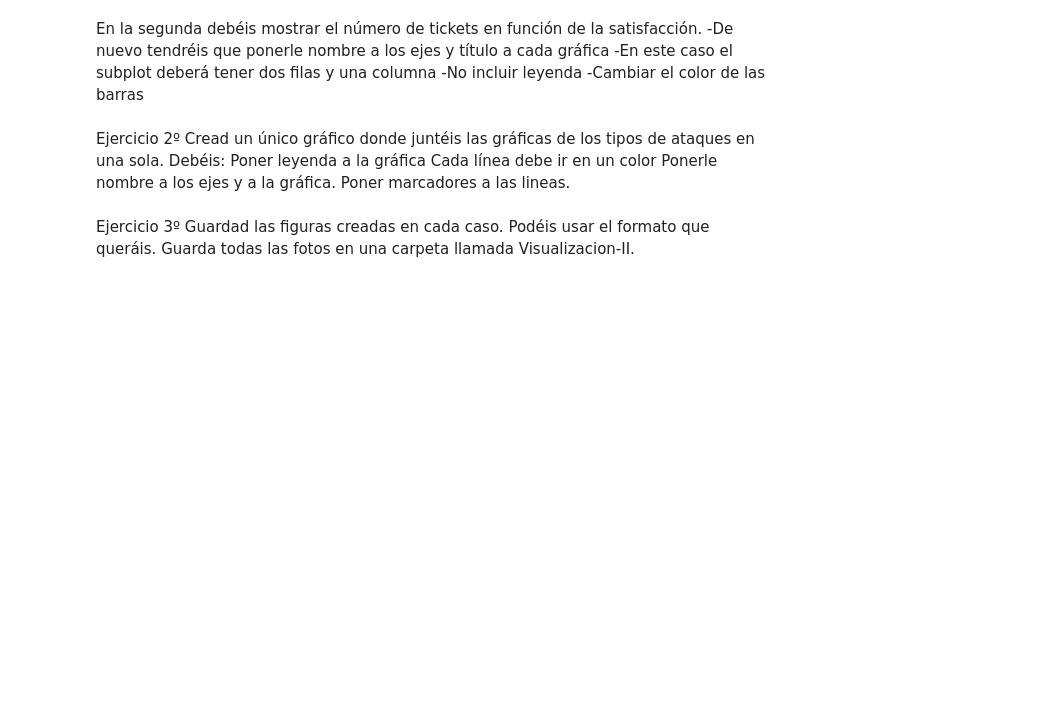
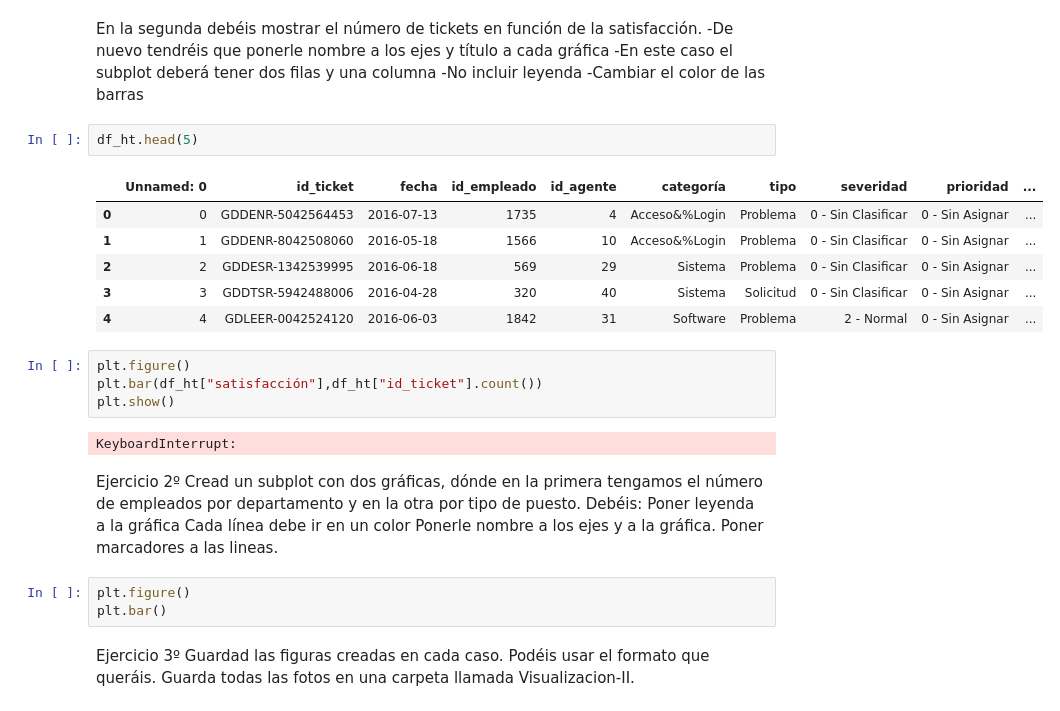
Before and after one commit to PalomaDA/DA-promod-modulo2-sprint1-Jacqueline-Paloma, a Jupyter notebook: visualización-2.ipynb, the cells around one changed output. Drawn from its saved outputs; the diff is of its cells as text; blank space fills up the shorter version.

Commit message:
ejercicio

```diff
--- a/visualización-2.ipynb
+++ b/visualización-2.ipynb
@@ -54,11 +63,29 @@ En la segunda debéis mostrar el número de tickets en función de la satisfacci
 -En este caso el subplot deberá tener dos filas y una columna
 -No incluir leyenda
 -Cambiar el color de las barras
+# %%
+df_ht.head(5)
+# %% [output]
+|  | Unnamed: 0 | id_ticket | fecha | id_empleado | id_agente | categoría | tipo | severidad | prioridad | ... |
+| 0 | 0 | GDDENR-5042564453 | 2016-07-13 | 1735 | 4 | Acceso&%Login | Problema | 0 - Sin Clasificar | 0 - Sin Asignar | ... |
+| 1 | 1 | GDDENR-8042508060 | 2016-05-18 | 1566 | 10 | Acceso&%Login | Problema | 0 - Sin Clasificar | 0 - Sin Asignar | ... |
+| 2 | 2 | GDDESR-1342539995 | 2016-06-18 | 569 | 29 | Sistema | Problema | 0 - Sin Clasificar | 0 - Sin Asignar | ... |
+| 3 | 3 | GDDTSR-5942488006 | 2016-04-28 | 320 | 40 | Sistema | Solicitud | 0 - Sin Clasificar | 0 - Sin Asignar | ... |
+| 4 | 4 | GDLEER-0042524120 | 2016-06-03 | 1842 | 31 | Software | Problema | 2 - Normal | 0 - Sin Asignar | ... |
+# %%
+plt.figure()
+plt.bar(df_ht["satisfacción"],df_ht["id_ticket"].count())
+plt.show()
+# %% [output]
+KeyboardInterrupt:
 # %% [markdown]
-Ejercicio 2º Cread un único gráfico donde juntéis las gráficas de los tipos de ataques en una sola. Debéis:
+Ejercicio 2º Cread un subplot con dos gráficas, dónde en la primera tengamos el número de empleados por departamento y en la otra por tipo de puesto. Debéis:
 Poner leyenda a la gráfica
 Cada línea debe ir en un color
 Ponerle nombre a los ejes y a la gráfica.
 Poner marcadores a las lineas.
+# %%
+plt.figure()
+plt.bar()
 # %% [markdown]
 Ejercicio 3º Guardad las figuras creadas en cada caso. Podéis usar el formato que queráis. Guarda todas las fotos en una carpeta llamada Visualizacion-II.
```
Also changed, not shown: parts of 6 cells of this notebook.
